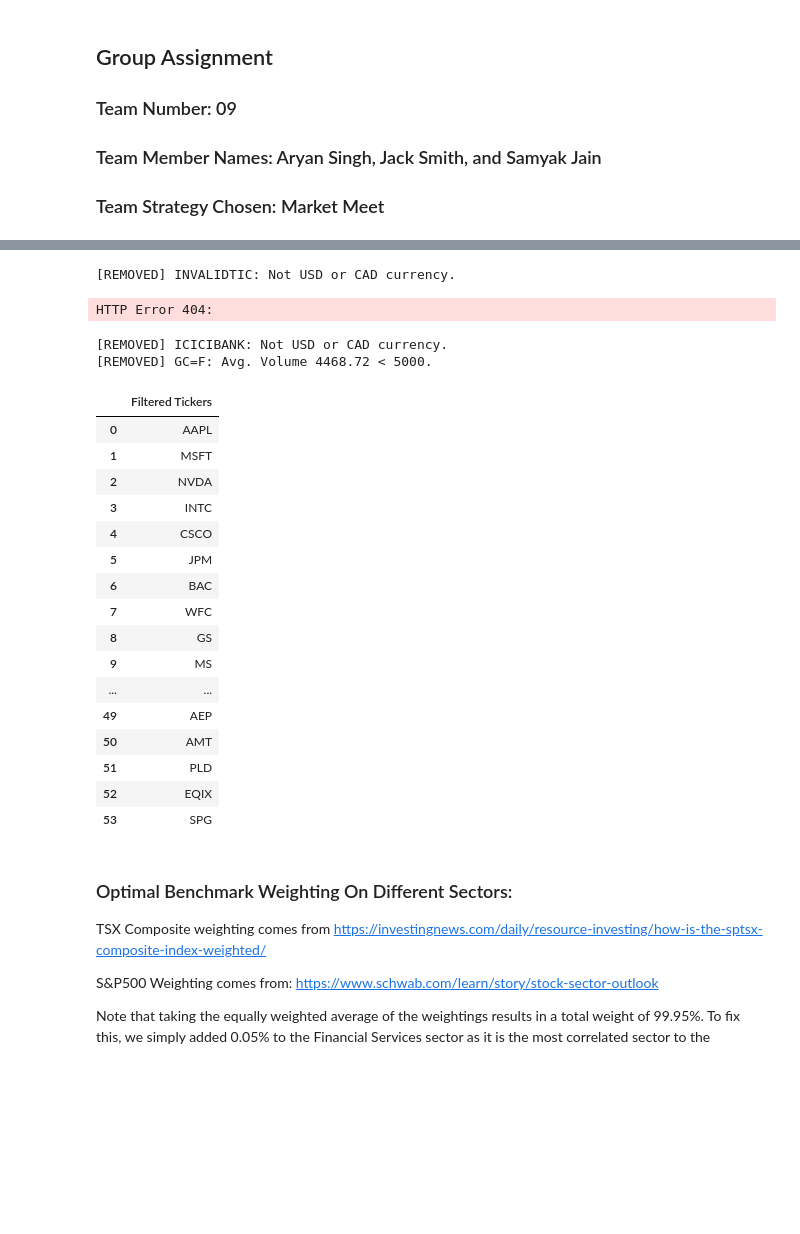
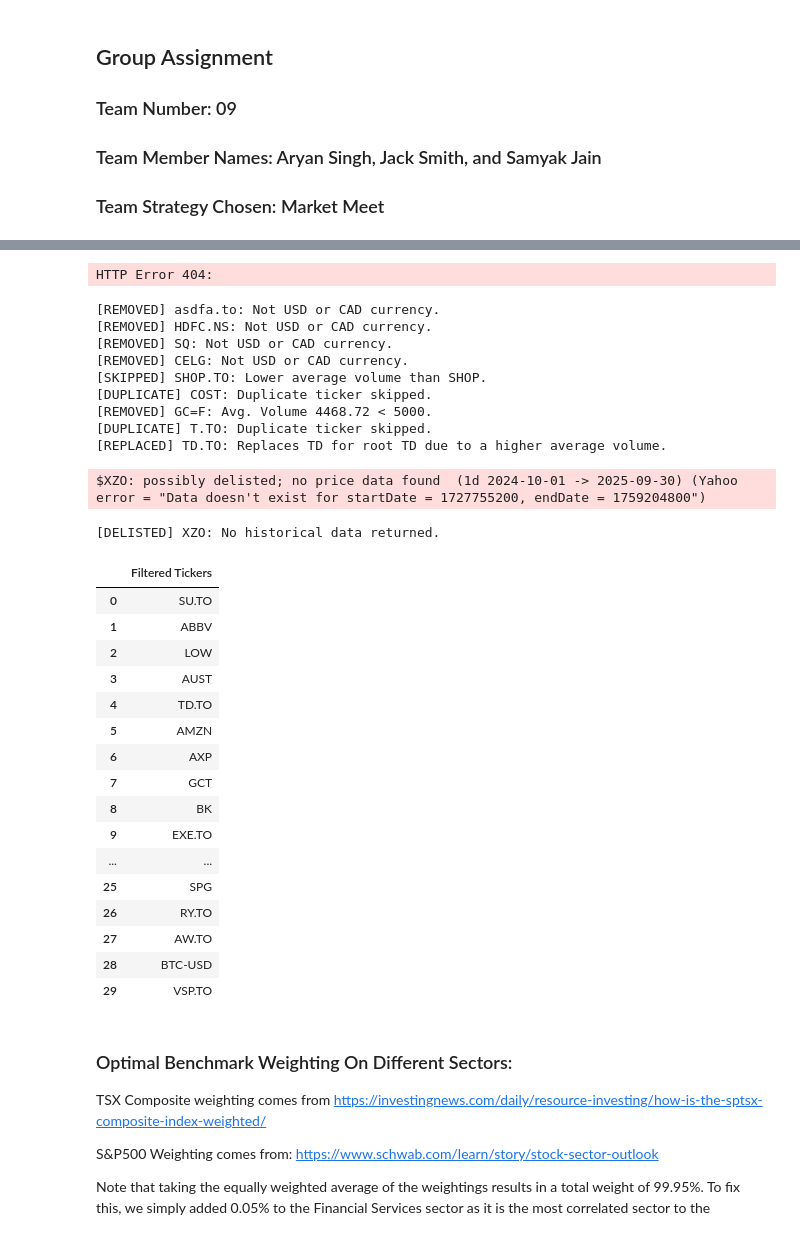
Before and after one commit to samyakj07/CFM-101-Final, a Jupyter notebook: Team_09_Assignment.ipynb, the cells around one changed output, grey strips where cells are left out. Cells and saved outputs as stored; diff of their text form; code cells hidden in the pictures; blank space fills up the shorter version.

```diff
--- a/Team_09_Assignment.ipynb
+++ b/Team_09_Assignment.ipynb
@@ -30,6 +30,6 @@ ADD Duplicate ticker remover and any cross listed companies(only keep one of the
 </div>
 # %%
-# dates per instructions for thr filtering of the list
+# dates per instructions for the filtering of the list
 start_date = '2024-10-01'
 end_date = '2025-09-30'
 
@@ -42,7 +42,7 @@ min_trading_days=18
 ''' FOR TESTING
 tickers_df = pd.DataFrame({
     'Ticker': [
-        'AAPL ', 'MSFT', 'NVDA', 'INTC', 'CSCO',
+        'AAPL', 'MSFT', 'NVDA', 'INTC', 'CSCO',
         'JPM', 'BAC', 'WFC', 'GS', 'MS',
         'CAT', 'BA', 'UPS', 'HON', 'GE',
         'XOM', 'CVX', 'COP', 'SLB', 'EOG',
@@ -52,9 +52,8 @@ tickers_df = pd.DataFrame({
          'WMT', 'PG', 'KO', 'PEP', 'COST',
         'JNJ', 'UNH', 'PFE', 'ABBV', 'MRK',
         'NEE', 'DUK', 'SO', 'D', 'AEP',
-        'AMT', 'PLD', ' EQIX', ' SPG','SPG ' ,'INVALIDTIC', 'ICICIBANK', 'GC=F']})
-        '''
-
+        'AMT', 'PLD', 'EQIX', 'SPG','SPG' ,'INVALIDTIC', 'ICICIBANK', 'GC=F']})
+'''
 # converts the DataFrame column to a list
 # Strip whitespace from tickers to avoid issues with yfinance
 tickers_df['Ticker'] = tickers_df['Ticker'].str.strip()
@@ -101,6 +100,9 @@ filtered_tickers = []
 #set to store seen tickers
 seen = set()
 
+# dict to store the best ticker per the root symbol (eliminates any cross-listed companies)
+root_tickers = {}
+
 # created a for loop which will loop through each ticker to check if it meets the required instructions
 for ticker in tickers:
 
@@ -143,7 +145,26 @@ for ticker in tickers:
     # adds a ticker to seen if it passes all filters
     seen.add(ticker)
     # add ticker to list if it passses all checks
-    filtered_tickers.append(ticker)
+
+    # determine the root symbol of the current ticker
+    root = ticker.split('.')[0]
+
+    # created an if statement to see if this is the first ticker for this root, store it
+    if root not in root_tickers:
+        # storing the current ticker as the current best for that root
+        root_tickers[root] = {'ticker': ticker, 'avg_vol': avg_vol}
+    else:
+        current_best = root_tickers[root]
+        # comparing the average volumes to decide whether to replace it
+        if avg_vol > current_best['avg_vol']:
+            print(f"[REPLACED] {ticker}: Replaces {current_best['ticker']} for root {root} due to a higher average volume.")
+            # updating the stored ticker in dict
+            root_tickers[root] = {'ticker': ticker, 'avg_vol': avg_vol}
+        else:
+            print(f"[SKIPPED] {ticker}: Lower average volume than {current_best['ticker']}.")
+
+# adding all tickers to list if it passses all checks
+filtered_tickers = [info['ticker'] for info in root_tickers.values()]
 
 # display filtered tickers
 display(pd.DataFrame(filtered_tickers, columns=['Filtered Tickers']))
@@ -153,24 +174,32 @@ HTTP Error 404:
-[REMOVED] INVALIDTIC: Not USD or CAD currency.
+HTTP Error 404:
-HTTP Error 404:
+[REMOVED] asdfa.to: Not USD or CAD currency.
+[REMOVED] HDFC.NS: Not USD or CAD currency.
+[REMOVED] SQ: Not USD or CAD currency.
+[REMOVED] CELG: Not USD or CAD currency.
+[SKIPPED] SHOP.TO: Lower average volume than SHOP.
+[DUPLICATE] COST: Duplicate ticker skipped.
+[REMOVED] GC=F: Avg. Volume 4468.72 < 5000.
+[DUPLICATE] T.TO: Duplicate ticker skipped.
+[REPLACED] TD.TO: Replaces TD for root TD due to a higher average volume.
-[REMOVED] ICICIBANK: Not USD or CAD currency.
-[REMOVED] GC=F: Avg. Volume 4468.72 < 5000.
+$XZO: possibly delisted; no price data found  (1d 2024-10-01 -> 2025-09-30) (Yahoo error = "Data doesn't exist for startDate = 1727755200, endDate = 1759204800")
+[DELISTED] XZO: No historical data returned.
 |  | Filtered Tickers |
-| 0 | AAPL |
-| 1 | MSFT |
-| 2 | NVDA |
-| 3 | INTC |
-| 4 | CSCO |
-| 5 | JPM |
-| 6 | BAC |
-| 7 | WFC |
-| 8 | GS |
-| 9 | MS |
+| 0 | SU.TO |
+| 1 | ABBV |
+| 2 | LOW |
+| 3 | AUST |
+| 4 | TD.TO |
+| 5 | AMZN |
+| 6 | AXP |
+| 7 | GCT |
+| 8 | BK |
+| 9 | EXE.TO |
 | ... | ... |
-| 49 | AEP |
-| 50 | AMT |
-| 51 | PLD |
-| 52 | EQIX |
-| 53 | SPG |
+| 25 | SPG |
+| 26 | RY.TO |
+| 27 | AW.TO |
+| 28 | BTC-USD |
+| 29 | VSP.TO |
 # %% [markdown]
 ### Optimal Benchmark Weighting On Different Sectors:
 
```
Also changed, not shown: parts of 17 cells of this notebook.
